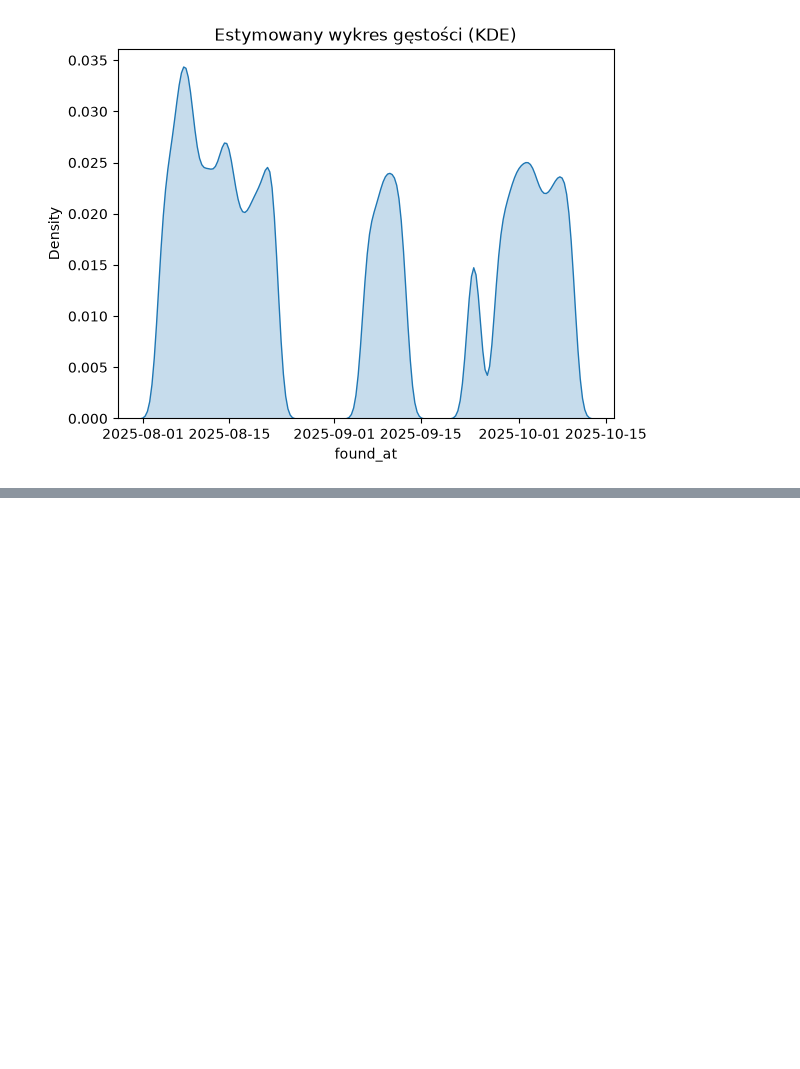
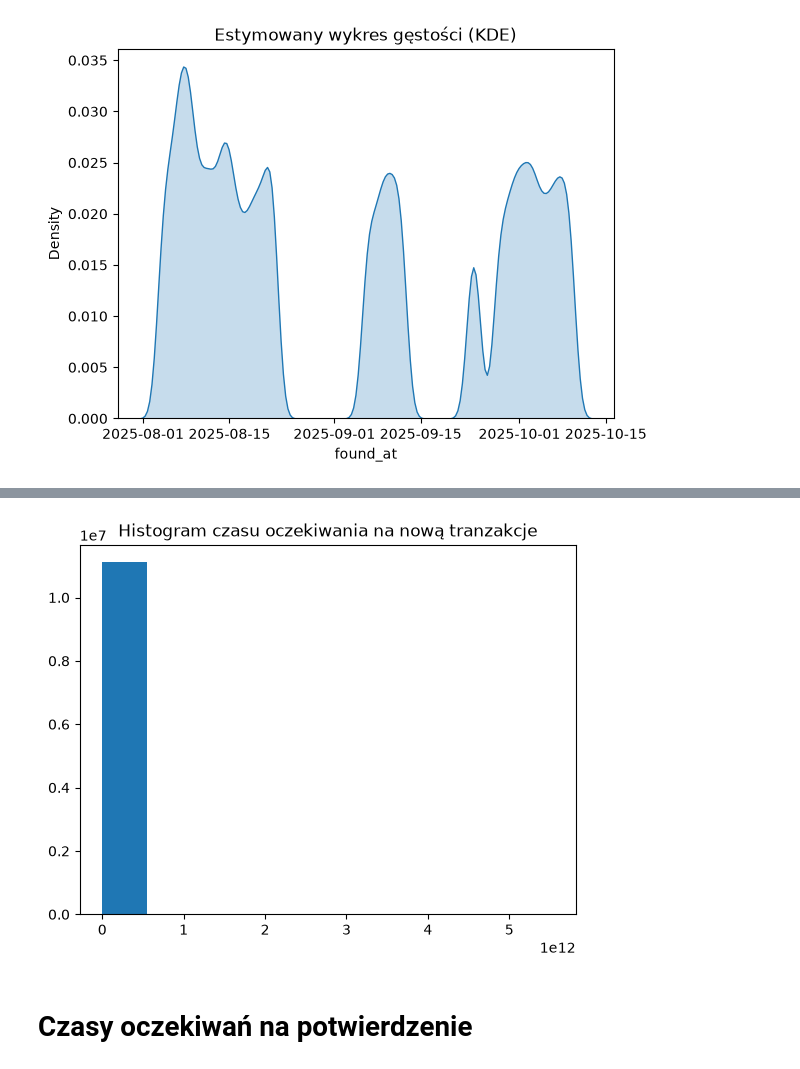
Before and after one commit to wiedzmin1414/bitcoin-node-data, a Jupyter notebook: analiza.ipynb, the cells around one changed output, grey strips where cells are left out. Cells and saved outputs as stored; diff of their text form; code cells hidden in the pictures; blank space fills up the shorter version.

```diff
--- a/analiza.ipynb
+++ b/analiza.ipynb
@@ -265,4 +289,4 @@ date2 = pd.Timestamp(2025,9,18)
 # %%
-period1 = arrival_times[arrival_times < date1]
-period1
+waiting_times = arrival_times.diff()
+waiting_times
 # %% [output]
@@ -281,4 +307,5 @@ Name: found_at, Length: 5550319, dtype: datetime64[ns]
 # %%
-period1.sort_values()
-period1
+waiting_times = waiting_times[1:]
+waiting_times = waiting_times[waiting_times < pd.Timedelta(days=1)]
+waiting_times
 # %% [output]
@@ -296,0 +326,3 @@ Name: found_at, Length: 5550319, dtype: datetime64[ns]
+# %%
+waiting_times_seconds = waiting_times.astype(int)
+waiting_times_seconds
@@ -296,0 +358,8 @@ Name: found_at, Length: 5550319, dtype: datetime64[ns]
+# %%
+plt.hist(waiting_times_seconds)
+plt.title("Histogram czasu oczekiwania na nową tranzakcje")
+plt.show()
+# %% [output]
+[figure, added]
+# %% [markdown]
+# Czasy oczekiwań na potwierdzenie
```
Also changed, not shown: parts of 23 cells of this notebook.
